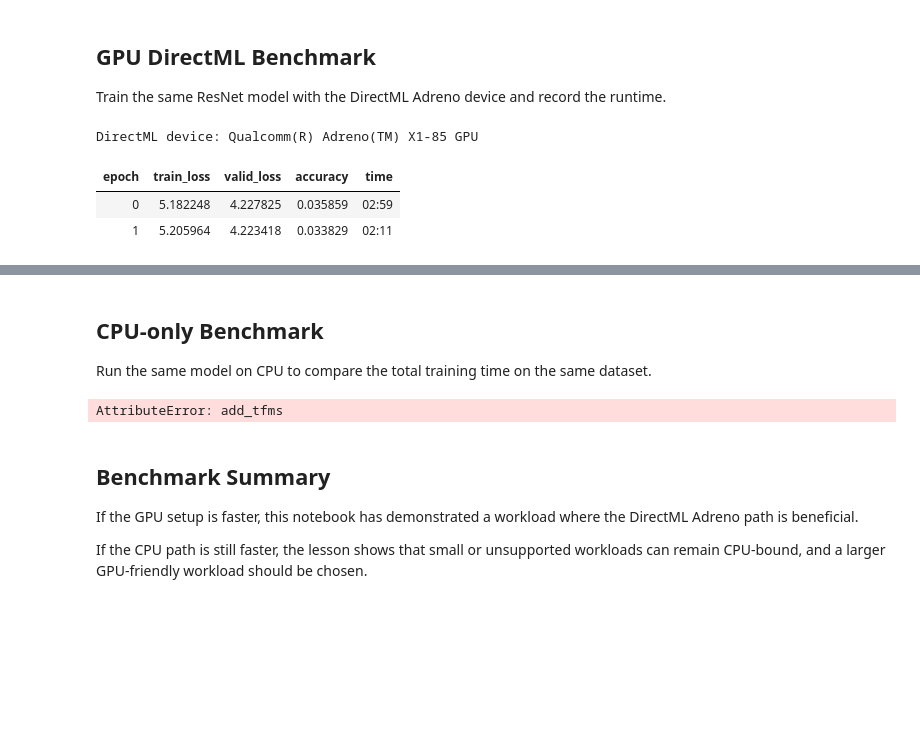
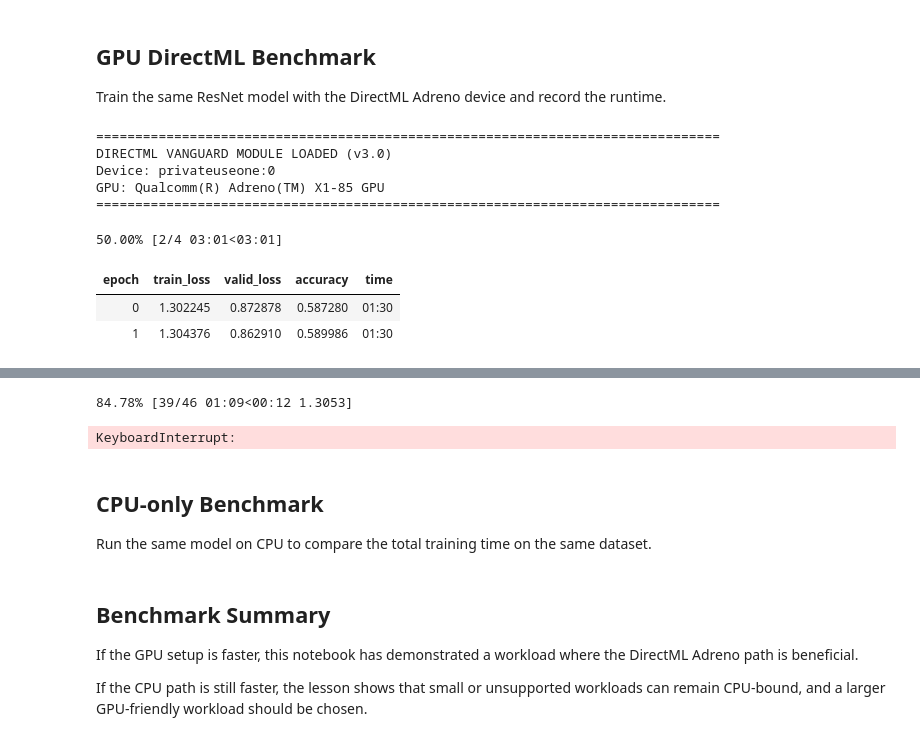
Before and after one commit to SultaniSaid/practical-deep-learning-consumer-gpu, a Jupyter notebook: lesson1_gpu_vs_cpu.ipynb, the cells around one changed output, grey strips where cells are left out. Drawn from its saved outputs; the diff is of its cells as text; code cells hidden in the pictures; blank space fills up the shorter version.

```diff
--- a/lesson1_gpu_vs_cpu.ipynb
+++ b/lesson1_gpu_vs_cpu.ipynb
@@ -36,25 +40,13 @@ Images folder exists: True
 We use the same dataset split for both the GPU and CPU benchmarks.
 # %%
 img_path = path/'images'
-pat = r'([^/]+)_\d+.jpg$'
-# 将lambda函数替换为普通函数以避免Windows上的问题
-def label_func(o):
-    # 处理字符串或Path对象
-    if hasattr(o, 'name'):
-        return o.name.split('_')[0]
-    else:
-        # 如果o是字符串，则取basename并分割
-        import ntpath
-        basename = ntpath.basename(o)
-        return basename.split('_')[0]
-
-dls_base: DataLoaders = ImageDataLoaders.from_name_func(
+def label_func(x): return Path(x).name[0].isupper()
+dls_base = ImageDataLoaders.from_name_func(
     img_path, get_image_files(img_path), label_func,
     valid_pct=0.2, seed=42,
-    item_tfms=Resize(128), bs=32,
-    num_workers=0
+    item_tfms=Resize(128), bs=128,
+    num_workers=8
 )
-
-dls_base.c = len(dls_base.vocab)
+dls_base = optimize_dls(dls_base, num_workers=8)
 dls_base.show_batch(max_n=6, figsize=(8,8))
 # %% [output]
@@ -64,38 +57,26 @@ dls_base.show_batch(max_n=6, figsize=(8,8))
 
 Train the same ResNet model with the DirectML Adreno device and record the runtime.
 # %%
-gpu_device = torch_directml.device()
-print('DirectML device:', torch_directml.device_name(0))
-
+gpu_device = setup_dml()
 dls_gpu = DataLoaders(
     dls_base.train.new(device=gpu_device),
     dls_base.valid.new(device=gpu_device),
     path=dls_base.path,
     device=gpu_device
 )
-
-learn_gpu = cnn_learner(dls_gpu, resnet18, metrics=accuracy).to_fp16(enabled=False)
-learn_gpu.to(gpu_device)
-
-def move_norm_tensors_from_learner(learn, device):
-    for dl in [learn.dls.train, learn.dls.valid]:
-        if hasattr(dl, 'after_batch') and hasattr(dl.after_batch, 'fs'):
-            for tfm in dl.after_batch.fs:
-                if hasattr(tfm, 'mean') and tfm.mean is not None and tfm.mean.device.type == 'cpu':
-                    tfm.mean = tfm.mean.to(device)
-                if hasattr(tfm, 'std') and tfm.std is not None and tfm.std.device.type == 'cpu':
-                    tfm.std = tfm.std.to(device)
-
-move_norm_tensors_from_learner(learn_gpu, gpu_device)
-
-n_epochs = 2
+learn_gpu = vision_learner(dls_gpu, resnet18, metrics=accuracy)
+n_epochs = 4
 start = time.perf_counter()
 learn_gpu.fit_one_cycle(n_epochs, lr_max=3e-3)
 gpu_time = time.perf_counter() - start
-
 print(f'GPU DirectML elapsed: {gpu_time:.2f}s')
 # %% [output]
-DirectML device: Qualcomm(R) Adreno(TM) X1-85 GPU
+================================================================================
+DIRECTML VANGUARD MODULE LOADED (v3.0)
+Device: privateuseone:0
+GPU: Qualcomm(R) Adreno(TM) X1-85 GPU
+================================================================================
+50.00% [2/4 03:01<03:01]
 | epoch | train_loss | valid_loss | accuracy | time |
-| 0 | 5.182248 | 4.227825 | 0.035859 | 02:59 |
-| 1 | 5.205964 | 4.223418 | 0.033829 | 02:11 |
+| 0 | 1.302245 | 0.872878 | 0.587280 | 01:30 |
+| 1 | 1.304376 | 0.862910 | 0.589986 | 01:30 |
@@ -103,3 +83,5 @@ GPU DirectML elapsed: 311.14s
+84.78% [39/46 01:09<00:12 1.3053]
+KeyboardInterrupt:
 # %% [markdown]
 ## CPU-only Benchmark
 
@@ -112,16 +94,12 @@ dls_cpu = DataLoaders(
     path=dls_base.path,
     device=cpu_device
 )
-learn_cpu = cnn_learner(dls_cpu, resnet18, metrics=accuracy).to_fp16(enabled=False)
+learn_cpu = vision_learner(dls_cpu, resnet18, metrics=accuracy)
 learn_cpu.to(cpu_device)
-
 start = time.perf_counter()
 learn_cpu.fit_one_cycle(n_epochs, lr_max=3e-3)
 cpu_time = time.perf_counter() - start
-
 print(f'CPU elapsed: {cpu_time:.2f}s')
-# %% [output]
-AttributeError: add_tfms
 # %%
 results = pd.DataFrame([
     {
```
Also changed, not shown: parts of 8 cells of this notebook, 14 other files.
